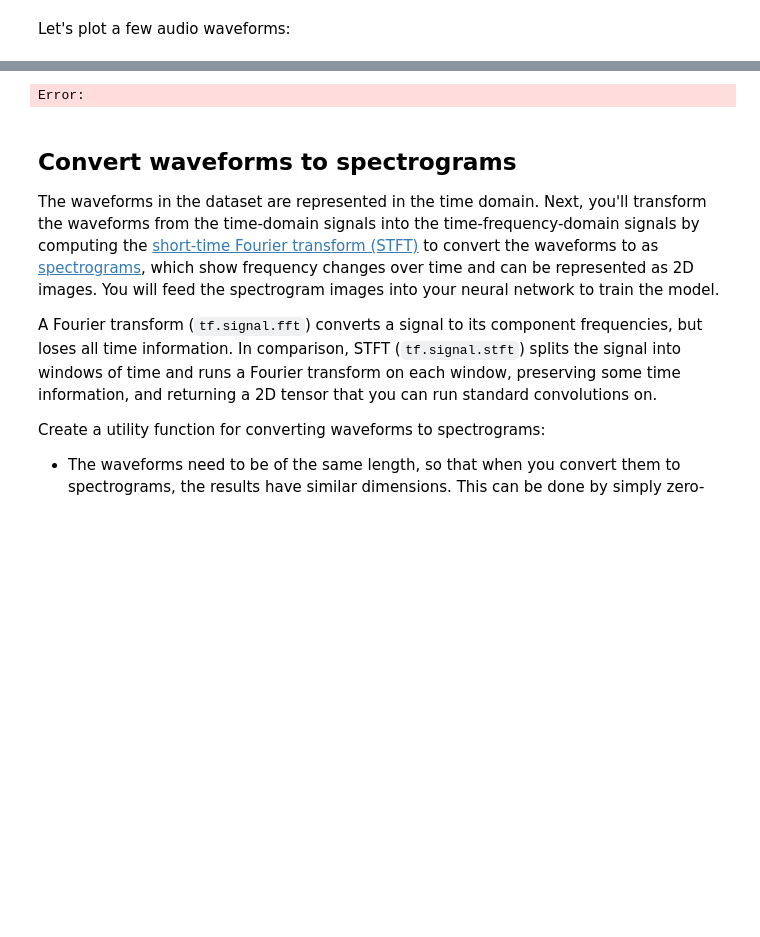
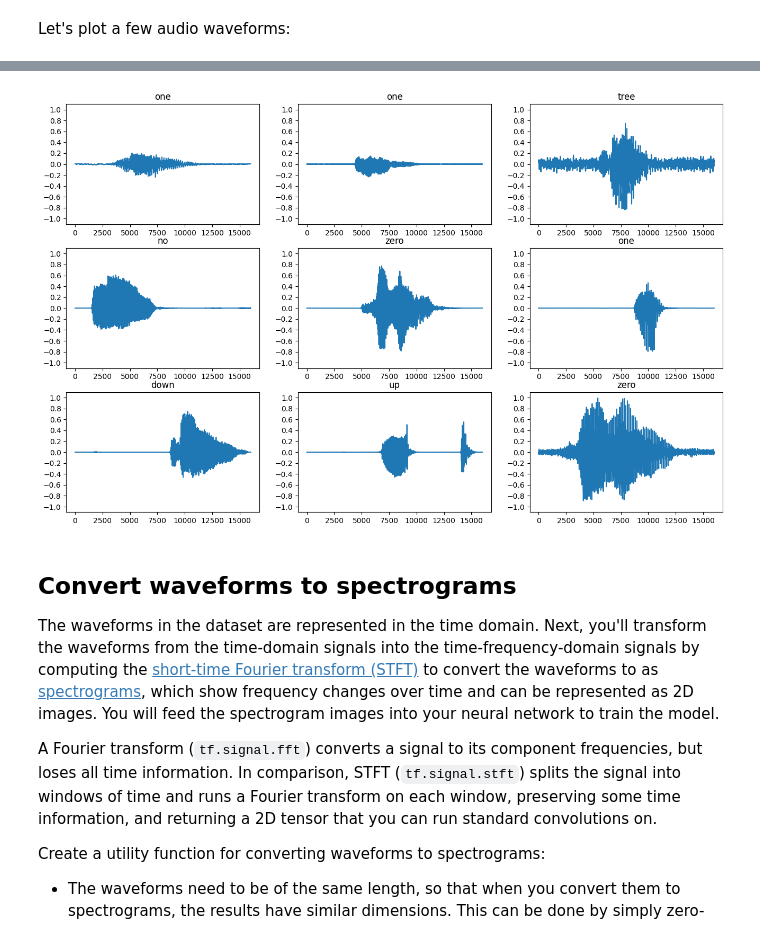
Before and after one commit to Alex1iv/speech_classification, a Jupyter notebook: notebooks/simple_audio.ipynb, the cells around one changed output, grey strips where cells are left out. Cells and saved outputs as stored; diff of their text form; code cells hidden in the pictures; blank space fills up the shorter version.

```diff
--- a/notebooks/simple_audio.ipynb
+++ b/notebooks/simple_audio.ipynb
@@ -43,0 +24,10 @@ np.random.seed(seed)
+# %%
+# Import parameters
+
+config = config_reader('../config/config.json')
+
+random_seed = config.random_seed
+# Set the seed value for experiment reproducibility.
+
+tf.random.set_seed(random_seed)
+np.random.seed(random_seed)
@@ -126,17 +134,17 @@ array(['go', 'go', 'no', 'down'], dtype='<U5')
 # %%
-# plt.figure(figsize=(16, 10))
-# rows = 3
-# cols = 3
-# n = rows * cols
-# for i in range(n):
-# 	plt.subplot(rows, cols, i+1)
-# 	audio_signal = example_audio[i]
-# 	plt.plot(audio_signal)
-# 	plt.title(label_names[example_labels[i]])
-# 	plt.yticks(np.arange(-1.2, 1.2, 0.2))
-# 	plt.ylim([-1.1, 1.1])
+plt.figure(figsize=(16, 10))
+rows = 3
+cols = 3
+n = rows * cols
+for i in range(n):
+	plt.subplot(rows, cols, i+1)
+	audio_signal = example_audio[i]
+	plt.plot(audio_signal)
+	plt.title(label_names[example_labels[i]])
+	plt.yticks(np.arange(-1.2, 1.2, 0.2))
+	plt.ylim([-1.1, 1.1])
 # %% [output]
-Error:
+[figure, added]
 # %% [markdown]
 ## Convert waveforms to spectrograms
 
```
Also changed, not shown: parts of 46 cells of this notebook.
